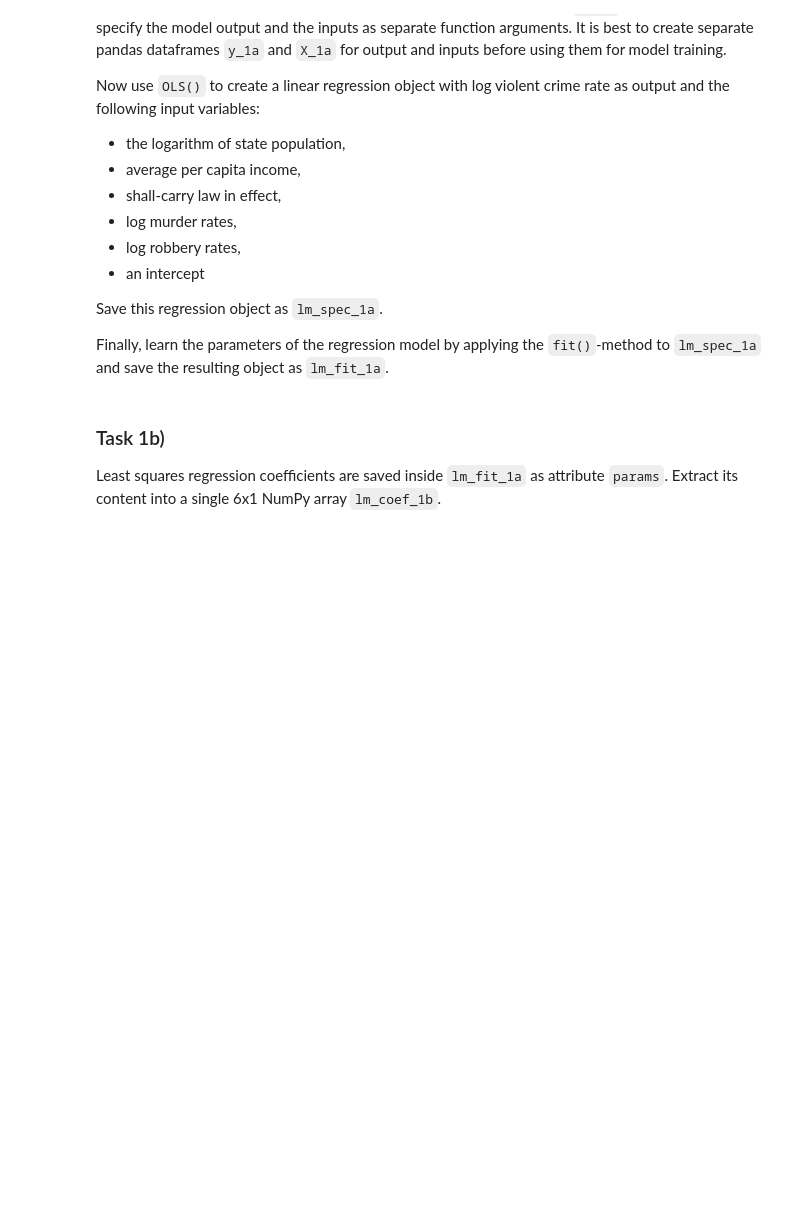
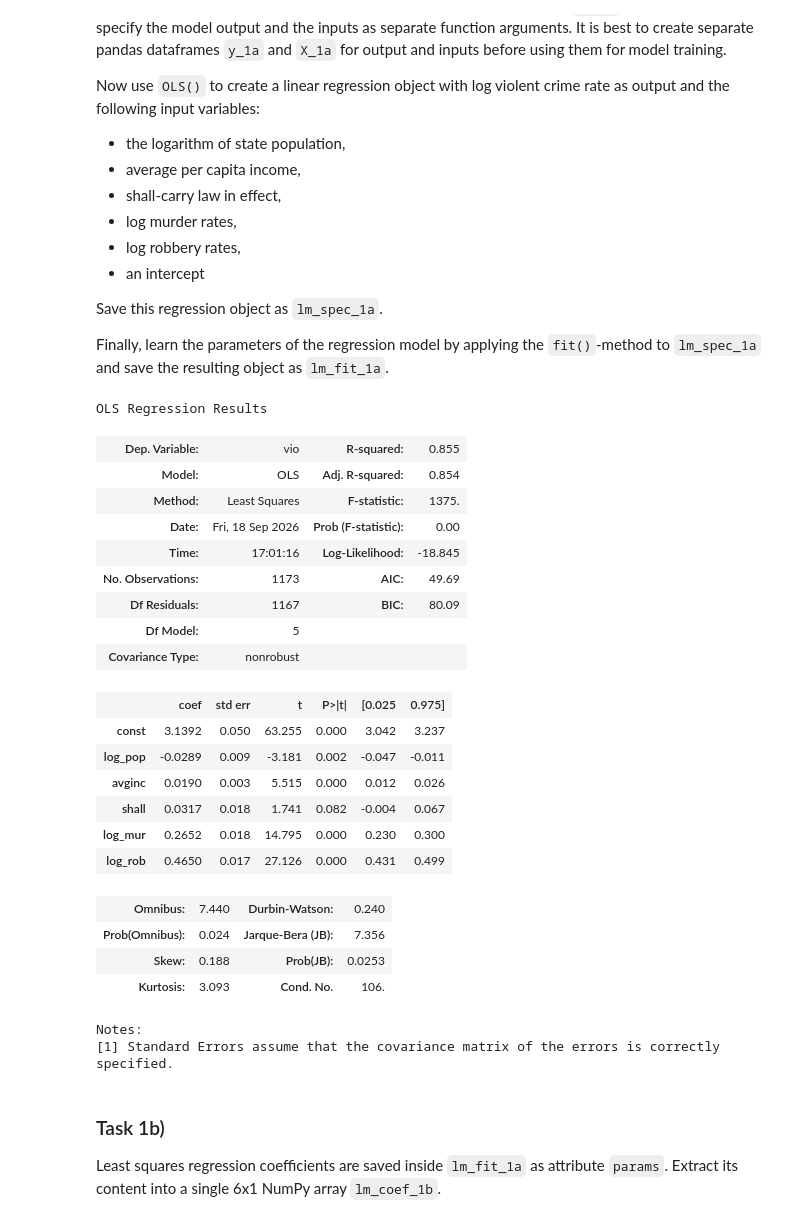
Before and after one commit to vpercap-rg/ML-from-a-Regression-Perpective, a Jupyter notebook: assignments/DABN13_A1_template.ipynb, the cells around one changed output. Saved outputs shown, nothing was run; the diff lists cells and outputs as text; code cells hidden in the pictures; blank space fills up the shorter version.

```diff
--- a/assignments/DABN13_A1_template.ipynb
+++ b/assignments/DABN13_A1_template.ipynb
@@ -29,8 +30,8 @@ We will be working with `Guns.dta`, a Stata dataset containing yearly US state d
 To begin with, use the `read_stata()` command in Pandas to load `Guns.dta` into a pandas dataframe called `Guns`
 # %%
 # CODE_CHUNK code_chunk_02
-os.chdir('??') # Change working directory here
-Guns = ??
+os.chdir('c:\\Users\\Vicente\\Desktop\\Lund - MSc Economics\\ML - From a Regression perspective\\ml-course\\data') # Change working directory here
+Guns = pd.read_stata('Guns.dta') # Load data
 # %% [markdown]
 ### Task 1a)
 As a first task, we learn a linear regression using `statsmodels`. The statsmodels documentation on [linear regressions](https://www.statsmodels.org/stable/regression.html#module-reference) provides you with sufficient information to conduct this task.
@@ -52,16 +53,44 @@ Finally, learn the parameters of the regression model by applying the `fit()`-me
 # %%
 # CODE_CHUNK code_chunk_03
 # 1.
-y_1a       = ??
-X_1a       = ??
+y_1a       = np.log(Guns['vio'])
+Guns['log_pop']=np.log(Guns['pop'])
+Guns['log_mur']=np.log(Guns['mur'])
+Guns['log_rob']=np.log(Guns['rob'])
+X_1a       = Guns[['log_pop', 'avginc', 'shall', 'log_mur', 'log_rob']]
+X_1a       = sm.add_constant(X_1a)
 
 # 2.
-lm_spec_1a = sm.OLS(??)
+lm_spec_1a = sm.OLS(y_1a, X_1a)
 
 # 3.
-lm_fit_1a  = ??
+lm_fit_1a  = lm_spec_1a.fit()
 
 lm_fit_1a.summary()
+# %% [output]
+OLS Regression Results
+| Dep. Variable: | vio | R-squared: | 0.855 |
+| Model: | OLS | Adj. R-squared: | 0.854 |
+| Method: | Least Squares | F-statistic: | 1375. |
+| Date: | Fri, 18 Sep 2026 | Prob (F-statistic): | 0.00 |
+| Time: | 17:01:16 | Log-Likelihood: | -18.845 |
+| No. Observations: | 1173 | AIC: | 49.69 |
+| Df Residuals: | 1167 | BIC: | 80.09 |
+| Df Model: | 5 |  |  |
+| Covariance Type: | nonrobust |  |  |
+|  | coef | std err | t | P>|t| | [0.025 | 0.975] |
+| const | 3.1392 | 0.050 | 63.255 | 0.000 | 3.042 | 3.237 |
+| log_pop | -0.0289 | 0.009 | -3.181 | 0.002 | -0.047 | -0.011 |
+| avginc | 0.0190 | 0.003 | 5.515 | 0.000 | 0.012 | 0.026 |
+| shall | 0.0317 | 0.018 | 1.741 | 0.082 | -0.004 | 0.067 |
+| log_mur | 0.2652 | 0.018 | 14.795 | 0.000 | 0.230 | 0.300 |
+| log_rob | 0.4650 | 0.017 | 27.126 | 0.000 | 0.431 | 0.499 |
+| Omnibus: | 7.440 | Durbin-Watson: | 0.240 |
+| Prob(Omnibus): | 0.024 | Jarque-Bera (JB): | 7.356 |
+| Skew: | 0.188 | Prob(JB): | 0.0253 |
+| Kurtosis: | 3.093 | Cond. No. | 106. |
+Notes:
+[1] Standard Errors assume that the covariance matrix of the errors is correctly specified.
 # %% [markdown]
 ### Task 1b)
 Least squares regression coefficients are saved inside ` lm_fit_1a ` as attribute `params`. Extract its content into a single 6x1 NumPy array `lm_coef_1b`.
```
Also changed, not shown: parts of 3 cells of this notebook, 1 other file.
